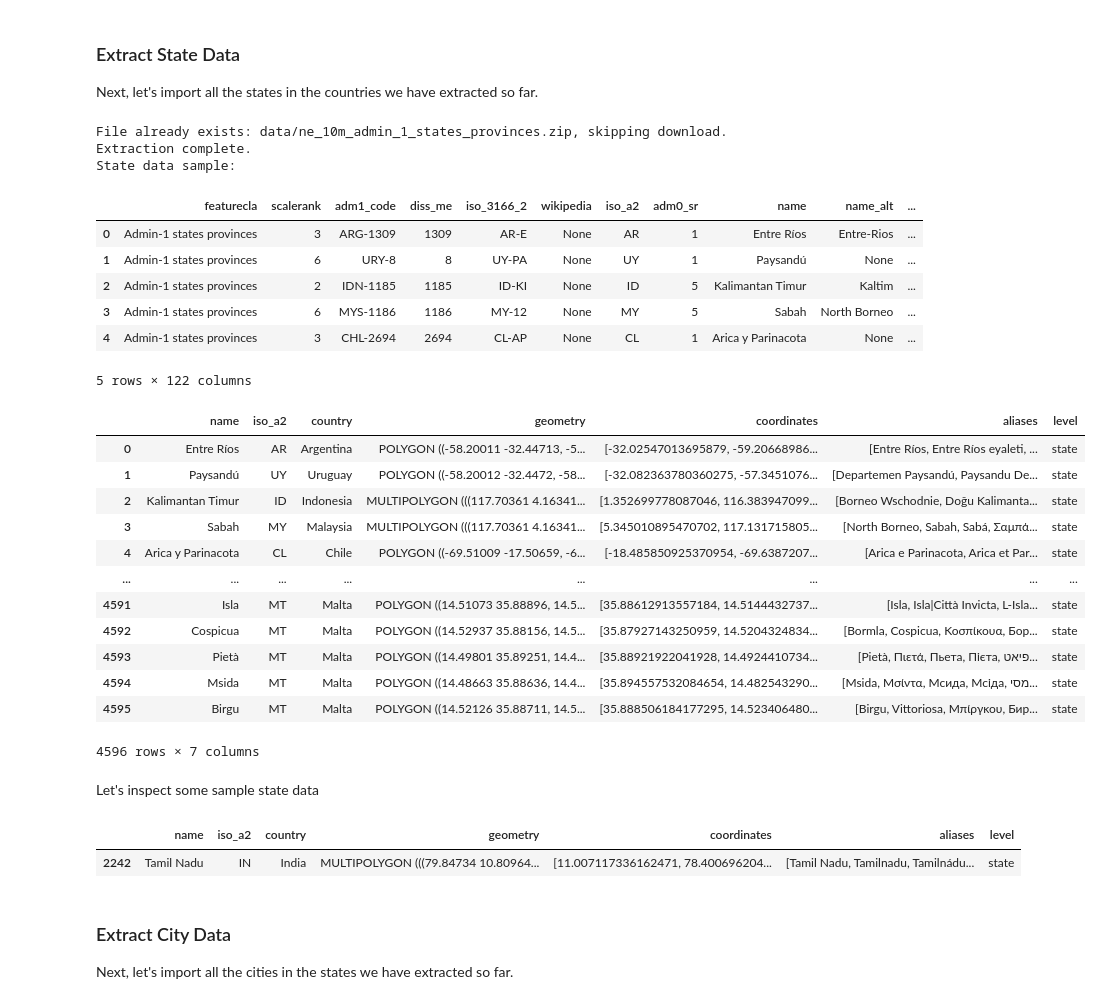
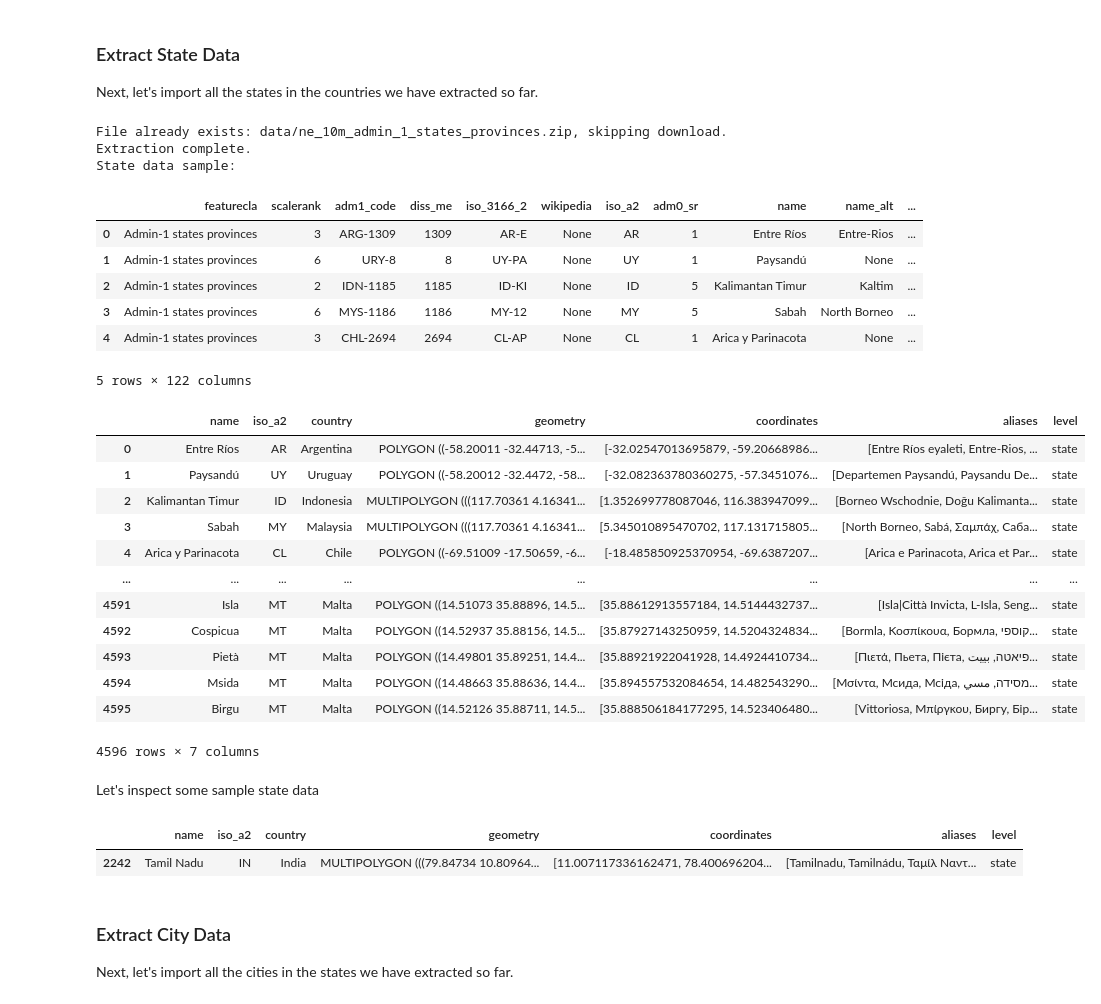
Before and after one commit to hospitaljobsin/hospitaljobsin, a Jupyter notebook: server/notebooks/import_regions.ipynb, the cells around one changed output. Cells and saved outputs as stored; diff of their text form; code cells hidden in the pictures.

Commit message:
don't add original name in alias

```diff
--- a/server/notebooks/import_regions.ipynb
+++ b/server/notebooks/import_regions.ipynb
@@ -298,7 +298,7 @@ def build_state_aliases(states: gpd.GeoDataFrame):
         names = set()
         for col in alt_name_columns:
             v = row[col]
-            if v not in [None, "", -99] and isinstance(v, str):
+            if v not in [None, "", -99] and isinstance(v, str) and v != row["name"]:
                 names.add(v)
         state_altnames[row["name"]] = sorted(names)
     return state_altnames
@@ -332,44 +332,44 @@ async def load_states():
     centroids_proj = states_proj.centroid
     centroids_wgs84 = gpd.GeoSeries(centroids_proj, crs="ESRI:54034").to_crs("EPSG:4326")
     states['coordinates'] = centroids_wgs84.apply(lambda p: [p.y, p.x])
 
     # Map aliases
     states['aliases'] = states['name'].map(state_altnames)
 
     # Rename columns for clarity
     states = states.rename(columns={
         "admin": "country"
     })
 
     states["level"] = "state"
 
     return states
 
 states = await load_states()
 states
 # %% [output]
 File already exists: data/ne_10m_admin_1_states_provinces.zip, skipping download.
 Extraction complete.
 State data sample:
 |  | featurecla | scalerank | adm1_code | diss_me | iso_3166_2 | wikipedia | iso_a2 | adm0_sr | name | name_alt | ... |
 | 0 | Admin-1 states provinces | 3 | ARG-1309 | 1309 | AR-E | None | AR | 1 | Entre Ríos | Entre-Rios | ... |
 | 1 | Admin-1 states provinces | 6 | URY-8 | 8 | UY-PA | None | UY | 1 | Paysandú | None | ... |
 | 2 | Admin-1 states provinces | 2 | IDN-1185 | 1185 | ID-KI | None | ID | 5 | Kalimantan Timur | Kaltim | ... |
 | 3 | Admin-1 states provinces | 6 | MYS-1186 | 1186 | MY-12 | None | MY | 5 | Sabah | North Borneo | ... |
 | 4 | Admin-1 states provinces | 3 | CHL-2694 | 2694 | CL-AP | None | CL | 1 | Arica y Parinacota | None | ... |
 5 rows × 122 columns
 |  | name | iso_a2 | country | geometry | coordinates | aliases | level |
-| 0 | Entre Ríos | AR | Argentina | POLYGON ((-58.20011 -32.44713, -5... | [-32.02547013695879, -59.20668986... | [Entre Ríos, Entre Ríos eyaleti, ... | state |
+| 0 | Entre Ríos | AR | Argentina | POLYGON ((-58.20011 -32.44713, -5... | [-32.02547013695879, -59.20668986... | [Entre Ríos eyaleti, Entre-Rios, ... | state |
 | 1 | Paysandú | UY | Uruguay | POLYGON ((-58.20012 -32.4472, -58... | [-32.082363780360275, -57.3451076... | [Departemen Paysandú, Paysandu De... | state |
 | 2 | Kalimantan Timur | ID | Indonesia | MULTIPOLYGON (((117.70361 4.16341... | [1.352699778087046, 116.383947099... | [Borneo Wschodnie, Doğu Kalimanta... | state |
-| 3 | Sabah | MY | Malaysia | MULTIPOLYGON (((117.70361 4.16341... | [5.345010895470702, 117.131715805... | [North Borneo, Sabah, Sabá, Σαμπά... | state |
+| 3 | Sabah | MY | Malaysia | MULTIPOLYGON (((117.70361 4.16341... | [5.345010895470702, 117.131715805... | [North Borneo, Sabá, Σαμπάχ, Саба... | state |
 | 4 | Arica y Parinacota | CL | Chile | POLYGON ((-69.51009 -17.50659, -6... | [-18.485850925370954, -69.6387207... | [Arica e Parinacota, Arica et Par... | state |
 | ... | ... | ... | ... | ... | ... | ... | ... |
-| 4591 | Isla | MT | Malta | POLYGON ((14.51073 35.88896, 14.5... | [35.88612913557184, 14.5144432737... | [Isla, Isla|Città Invicta, L-Isla... | state |
-| 4592 | Cospicua | MT | Malta | POLYGON ((14.52937 35.88156, 14.5... | [35.87927143250959, 14.5204324834... | [Bormla, Cospicua, Κοσπίκουα, Бор... | state |
-| 4593 | Pietà | MT | Malta | POLYGON ((14.49801 35.89251, 14.4... | [35.88921922041928, 14.4924410734... | [Pietà, Πιετά, Пьета, Пієта, פיאט... | state |
-| 4594 | Msida | MT | Malta | POLYGON ((14.48663 35.88636, 14.4... | [35.894557532084654, 14.482543290... | [Msida, Μσίντα, Мсида, Мсіда, מסי... | state |
-| 4595 | Birgu | MT | Malta | POLYGON ((14.52126 35.88711, 14.5... | [35.888506184177295, 14.523406480... | [Birgu, Vittoriosa, Μπίργκου, Бир... | state |
+| 4591 | Isla | MT | Malta | POLYGON ((14.51073 35.88896, 14.5... | [35.88612913557184, 14.5144432737... | [Isla|Città Invicta, L-Isla, Seng... | state |
+| 4592 | Cospicua | MT | Malta | POLYGON ((14.52937 35.88156, 14.5... | [35.87927143250959, 14.5204324834... | [Bormla, Κοσπίκουα, Бормла, קוספי... | state |
+| 4593 | Pietà | MT | Malta | POLYGON ((14.49801 35.89251, 14.4... | [35.88921922041928, 14.4924410734... | [Πιετά, Пьета, Пієта, פיאטה, بييت... | state |
+| 4594 | Msida | MT | Malta | POLYGON ((14.48663 35.88636, 14.4... | [35.894557532084654, 14.482543290... | [Μσίντα, Мсида, Мсіда, מסידה, مسي... | state |
+| 4595 | Birgu | MT | Malta | POLYGON ((14.52126 35.88711, 14.5... | [35.888506184177295, 14.523406480... | [Vittoriosa, Μπίργκου, Биргу, Бір... | state |
 4596 rows × 7 columns
 # %% [markdown]
 Let's inspect some sample state data
@@ -377,7 +377,7 @@ Let's inspect some sample state data
 states[states["name"] == "Tamil Nadu"]
 # %% [output]
 |  | name | iso_a2 | country | geometry | coordinates | aliases | level |
-| 2242 | Tamil Nadu | IN | India | MULTIPOLYGON (((79.84734 10.80964... | [11.007117336162471, 78.400696204... | [Tamil Nadu, Tamilnadu, Tamilnádu... | state |
+| 2242 | Tamil Nadu | IN | India | MULTIPOLYGON (((79.84734 10.80964... | [11.007117336162471, 78.400696204... | [Tamilnadu, Tamilnádu, Ταμίλ Ναντ... | state |
 # %% [markdown]
 ### Extract City Data
 Next, let's import all the cities in the states we have extracted so far.
```
Also changed, not shown: parts of 5 cells of this notebook.
